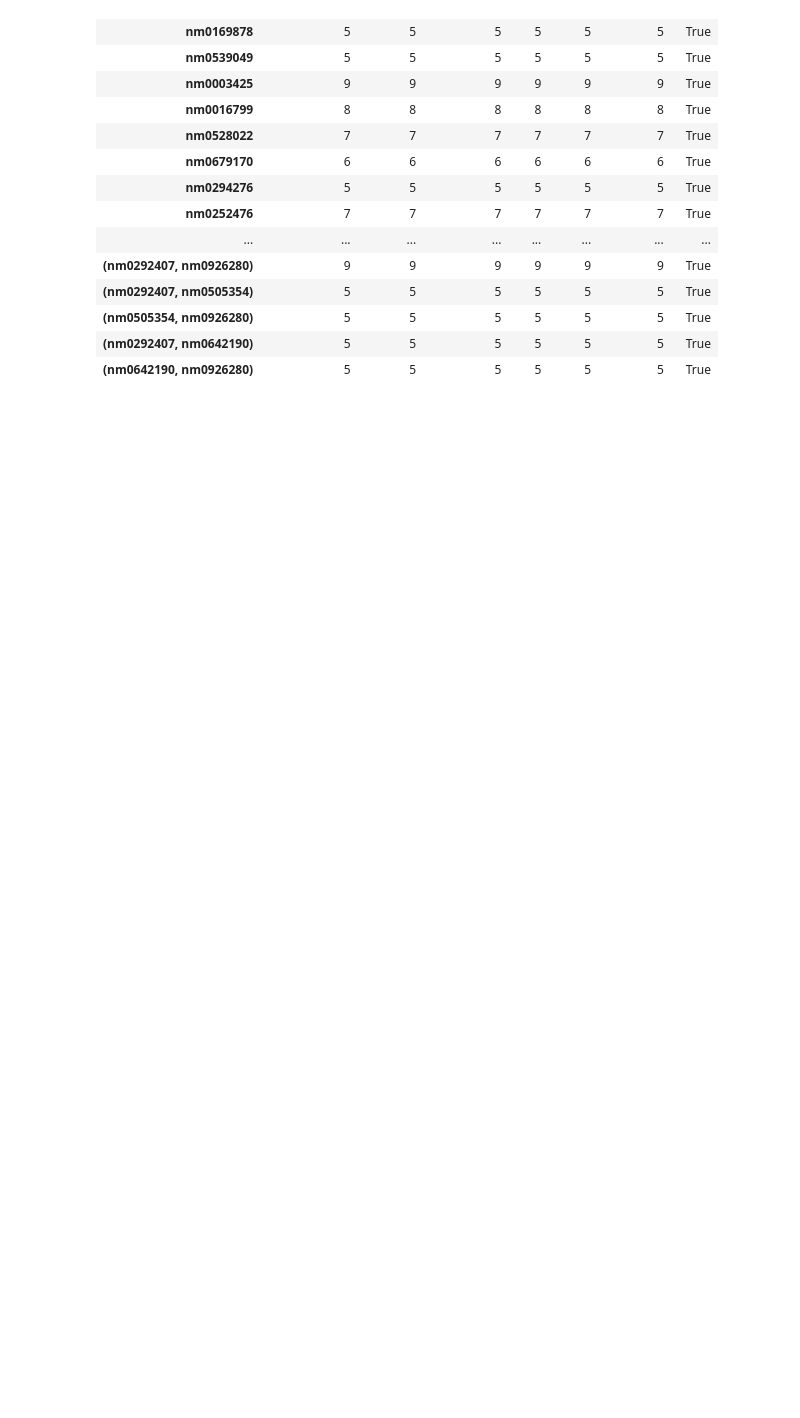
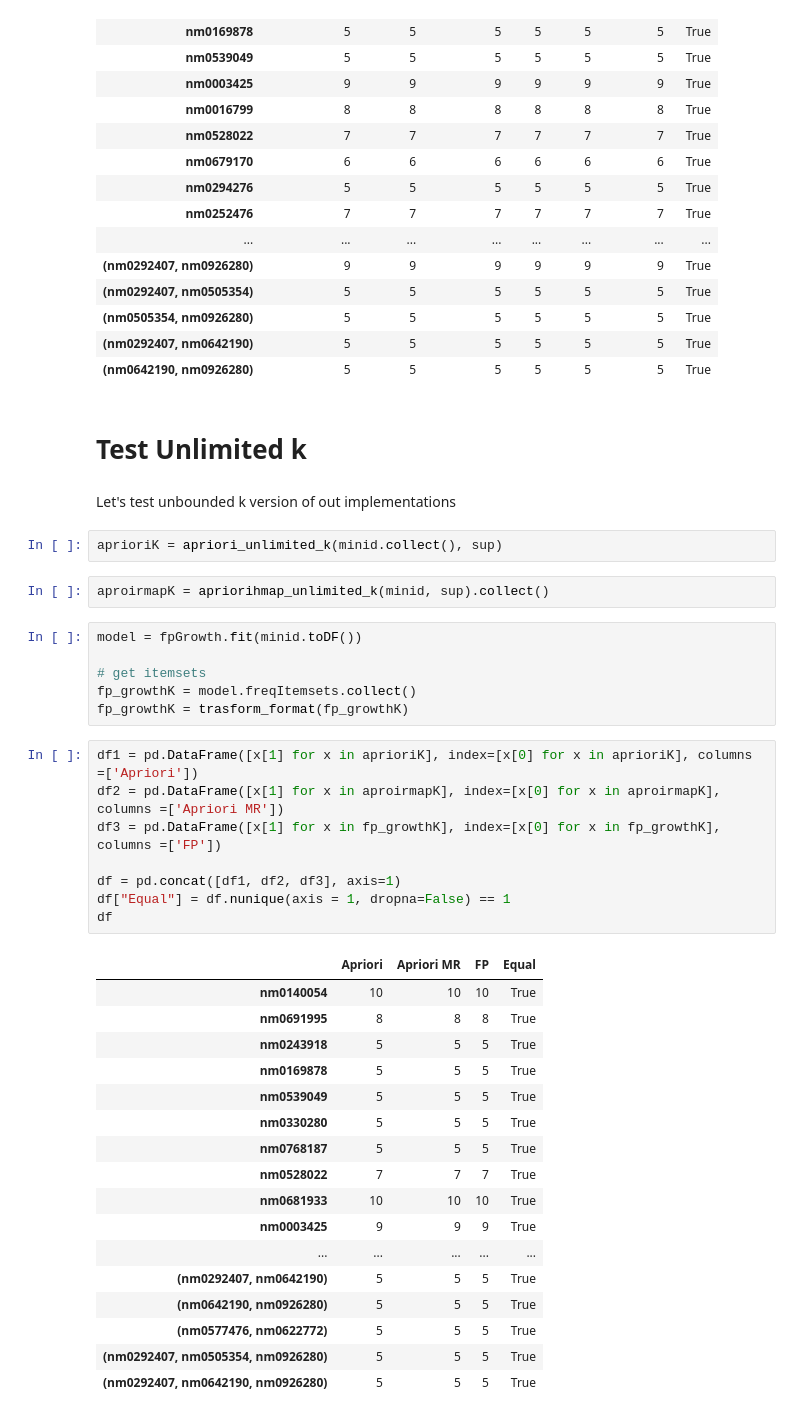
Before and after one commit to nicolasfacchinetti97/imdb_amd_project, a Jupyter notebook: imdb_market_basket_analysis.ipynb, the cells around one changed output. Drawn from its saved outputs; the diff is of its cells as text; blank space fills up the shorter version.

Commit message:
unbounded k apriori mapreduce

```diff
--- a/imdb_market_basket_analysis.ipynb
+++ b/imdb_market_basket_analysis.ipynb
@@ -602,3 +604,43 @@ df
 | (nm0505354, nm0926280) | 5 | 5 | 5 | 5 | 5 | 5 | True |
 | (nm0292407, nm0642190) | 5 | 5 | 5 | 5 | 5 | 5 | True |
 | (nm0642190, nm0926280) | 5 | 5 | 5 | 5 | 5 | 5 | True |
+# %% [markdown]
+# Test Unlimited k
+# %% [markdown]
+Let's test unbounded k version of out implementations
+# %%
+aprioriK = apriori_unlimited_k(minid.collect(), sup)
+# %%
+aproirmapK = apriorihmap_unlimited_k(minid, sup).collect()
+# %%
+model = fpGrowth.fit(minid.toDF())
+
+# get itemsets
+fp_growthK = model.freqItemsets.collect()
+fp_growthK = trasform_format(fp_growthK)
+# %%
+df1 = pd.DataFrame([x[1] for x in aprioriK], index=[x[0] for x in aprioriK], columns =['Apriori'])
+df2 = pd.DataFrame([x[1] for x in aproirmapK], index=[x[0] for x in aproirmapK], columns =['Apriori MR'])
+df3 = pd.DataFrame([x[1] for x in fp_growthK], index=[x[0] for x in fp_growthK], columns =['FP'])
+
+df = pd.concat([df1, df2, df3], axis=1)
+df["Equal"] = df.nunique(axis = 1, dropna=False) == 1
+df
+# %% [output]
+|  | Apriori | Apriori MR | FP | Equal |
+| nm0140054 | 10 | 10 | 10 | True |
+| nm0691995 | 8 | 8 | 8 | True |
+| nm0243918 | 5 | 5 | 5 | True |
+| nm0169878 | 5 | 5 | 5 | True |
+| nm0539049 | 5 | 5 | 5 | True |
+| nm0330280 | 5 | 5 | 5 | True |
+| nm0768187 | 5 | 5 | 5 | True |
+| nm0528022 | 7 | 7 | 7 | True |
+| nm0681933 | 10 | 10 | 10 | True |
+| nm0003425 | 9 | 9 | 9 | True |
+| ... | ... | ... | ... | ... |
+| (nm0292407, nm0642190) | 5 | 5 | 5 | True |
+| (nm0642190, nm0926280) | 5 | 5 | 5 | True |
+| (nm0577476, nm0622772) | 5 | 5 | 5 | True |
+| (nm0292407, nm0505354, nm0926280) | 5 | 5 | 5 | True |
+| (nm0292407, nm0642190, nm0926280) | 5 | 5 | 5 | True |
```
Also changed, not shown: parts of 13 cells of this notebook.
